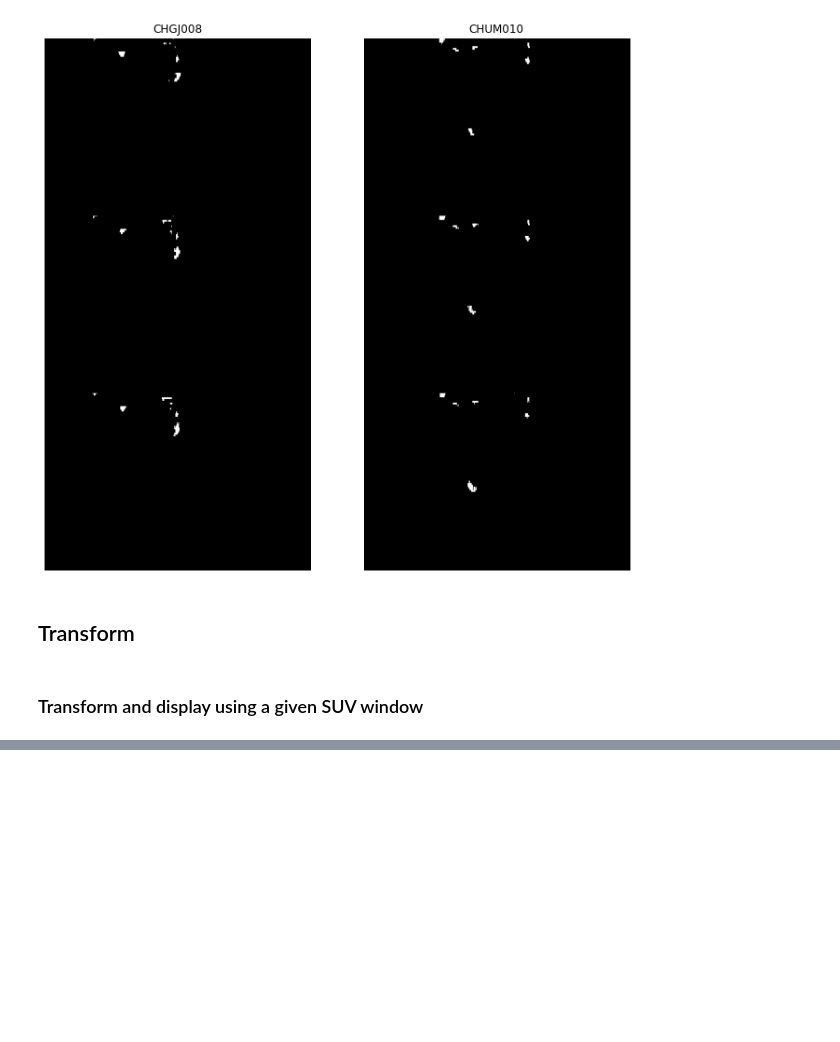
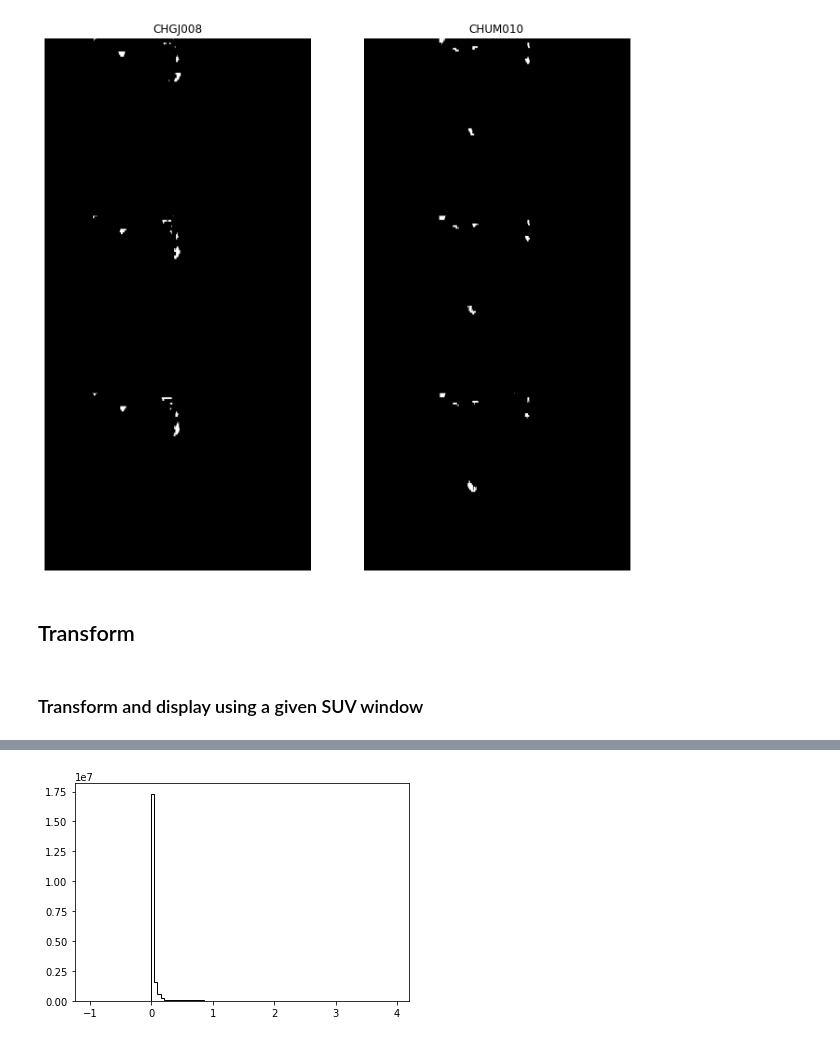
Before and after one commit to Maastro-CDS-Imaging-Group/PET-CT-data-pipeline, a Jupyter notebook: notebooks/Histogram_Mapping_Testing.ipynb, the cells around one changed output, grey strips where cells are left out. Cells and saved outputs as stored; diff of their text form; code cells hidden in the pictures; blank space fills up the shorter version.

```diff
--- a/notebooks/Histogram_Mapping_Testing.ipynb
+++ b/notebooks/Histogram_Mapping_Testing.ipynb
@@ -124,0 +125,7 @@ viz.multi_image_strips([PET1_np, PET1_tfm_np, PET2_np, PET2_tfm_np],
+# %%
+bin_size = 0.05
+
+plt.hist(PET1_tfm_np.flatten(), bins=np.arange(-1, 4, bin_size), histtype='step', color='black')
+plt.show()
+# %% [output]
+[figure, added]
```
Also changed, not shown: parts of 2 cells of this notebook, 13 other files.
